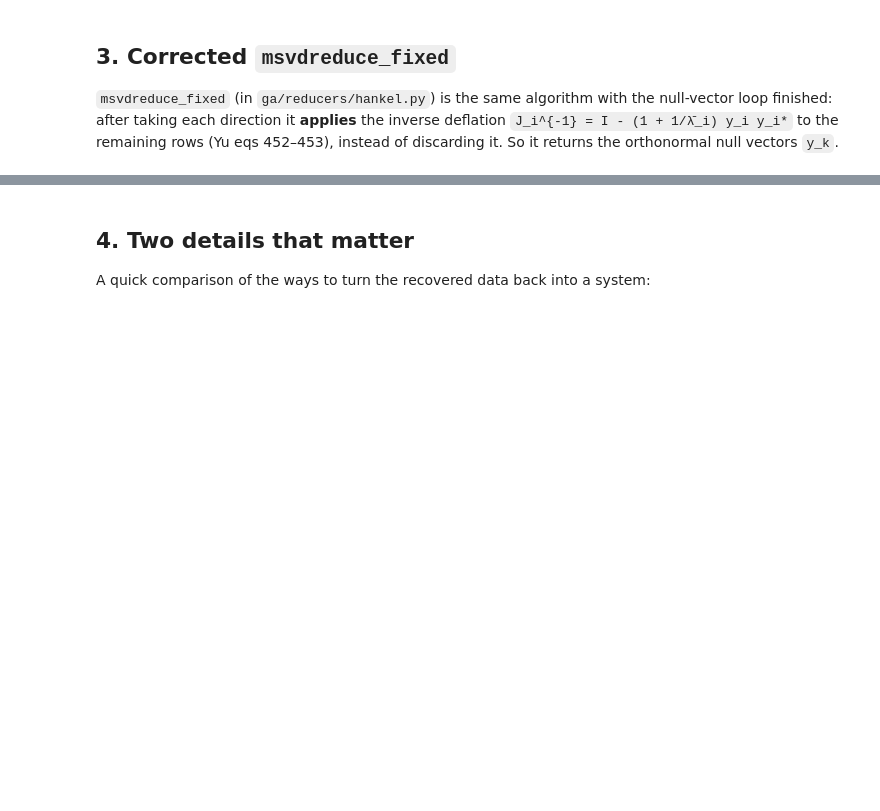
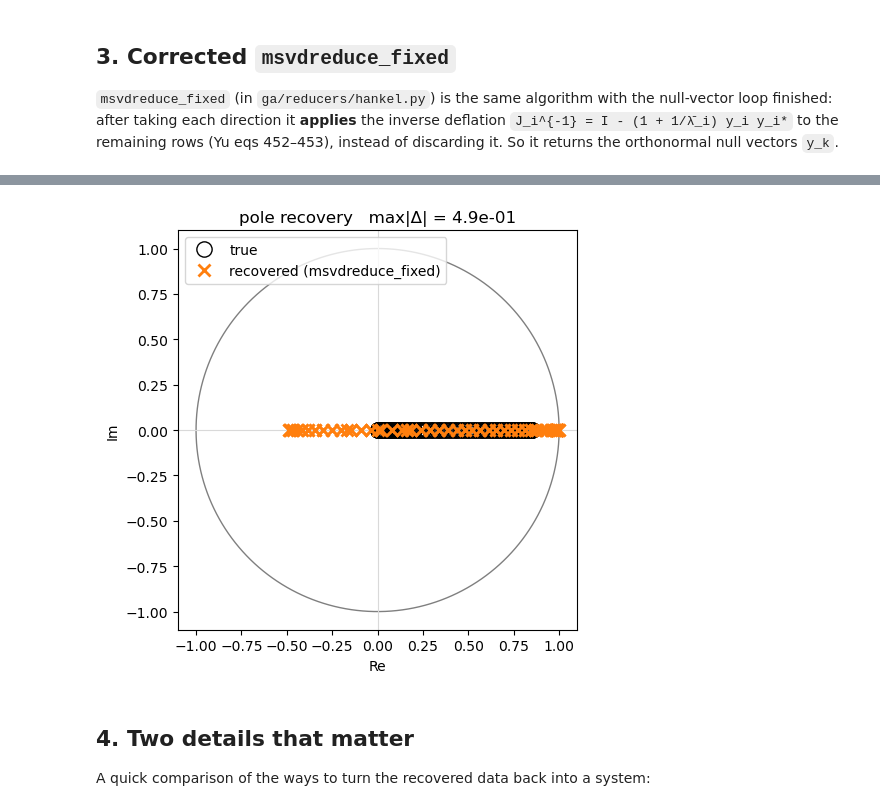
Before and after one commit to QFStudent/genesis-alpha, a Jupyter notebook: notebooks/msvdreduce_recovery_demo.ipynb, the cells around one changed output, grey strips where cells are left out. Saved outputs shown, nothing was run; the diff lists cells and outputs as text; code cells hidden in the pictures; blank space fills up the shorter version.

```diff
--- a/notebooks/msvdreduce_recovery_demo.ipynb
+++ b/notebooks/msvdreduce_recovery_demo.ipynb
@@ -119,3 +125,17 @@ ax.legend(); fig.tight_layout(); plt.show()
+# %%
+theta = np.linspace(0, 2*np.pi, 400)
+fig, ax = plt.subplots(figsize=(5, 5))
+ax.plot(np.cos(theta), np.sin(theta), 'k-', lw=1, alpha=0.5)        # unit circle
+ax.axhline(0, color='0.85', lw=0.8); ax.axvline(0, color='0.85', lw=0.8)
+ax.plot(np.real(poles0), np.imag(poles0), 'ko', ms=11, mfc='none', label='true')
+ax.plot(np.real(w), np.imag(w), 'C1x', ms=9, mew=2, label='recovered (msvdreduce_fixed)')
+ax.set_aspect('equal'); ax.set_xlim(-1.1, 1.1); ax.set_ylim(-1.1, 1.1)
+ax.set_xlabel('Re'); ax.set_ylabel('Im'); ax.legend(loc='upper left')
+ax.set_title(f"pole recovery   max|Δ| = "
+             f"{np.max(np.abs(np.sort(np.real(w)) - np.sort(poles0))):.1e}")
+fig.tight_layout(); plt.show()
+# %% [output]
+[figure, added]
 # %% [markdown]
 ## 4. Two details that matter
 
```
Also changed, not shown: parts of 9 cells of this notebook, 1 other file.
